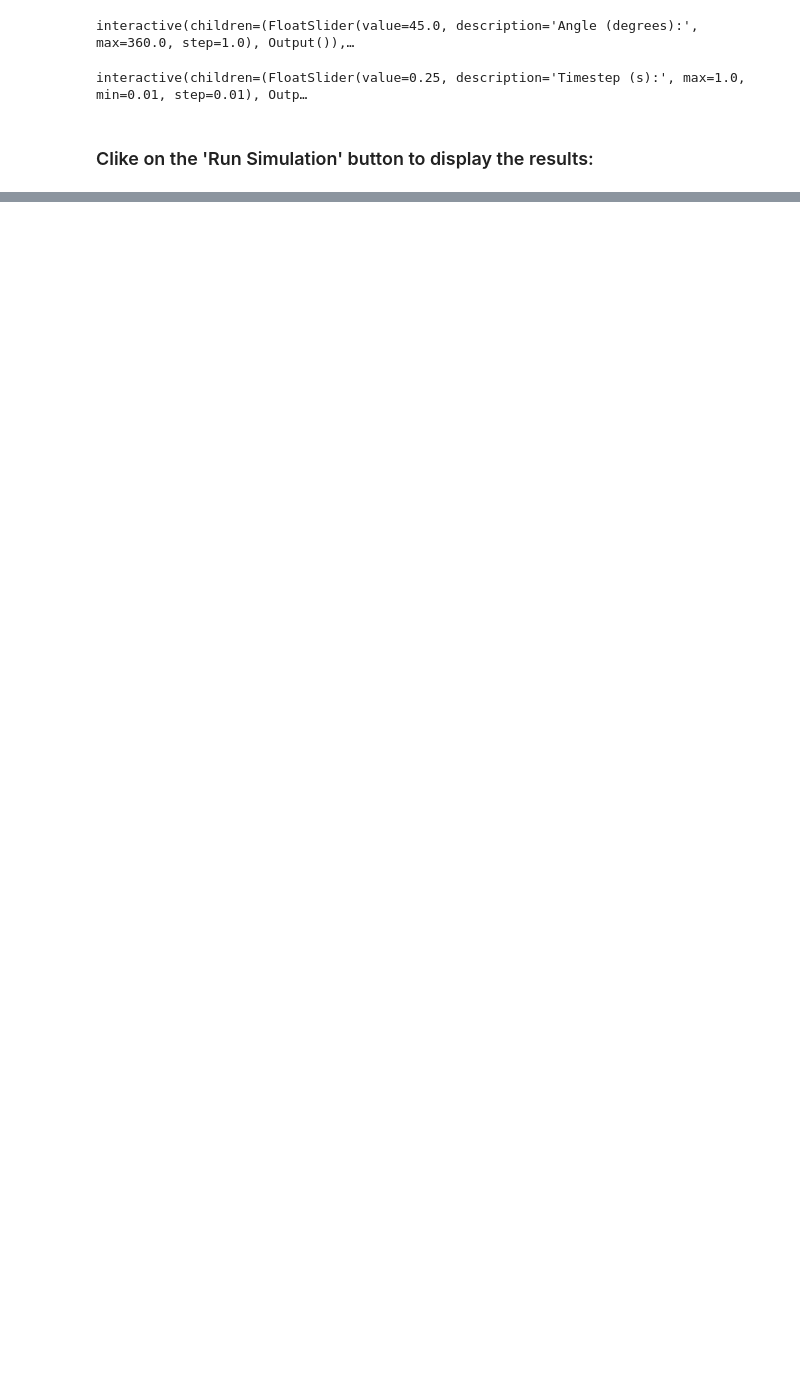
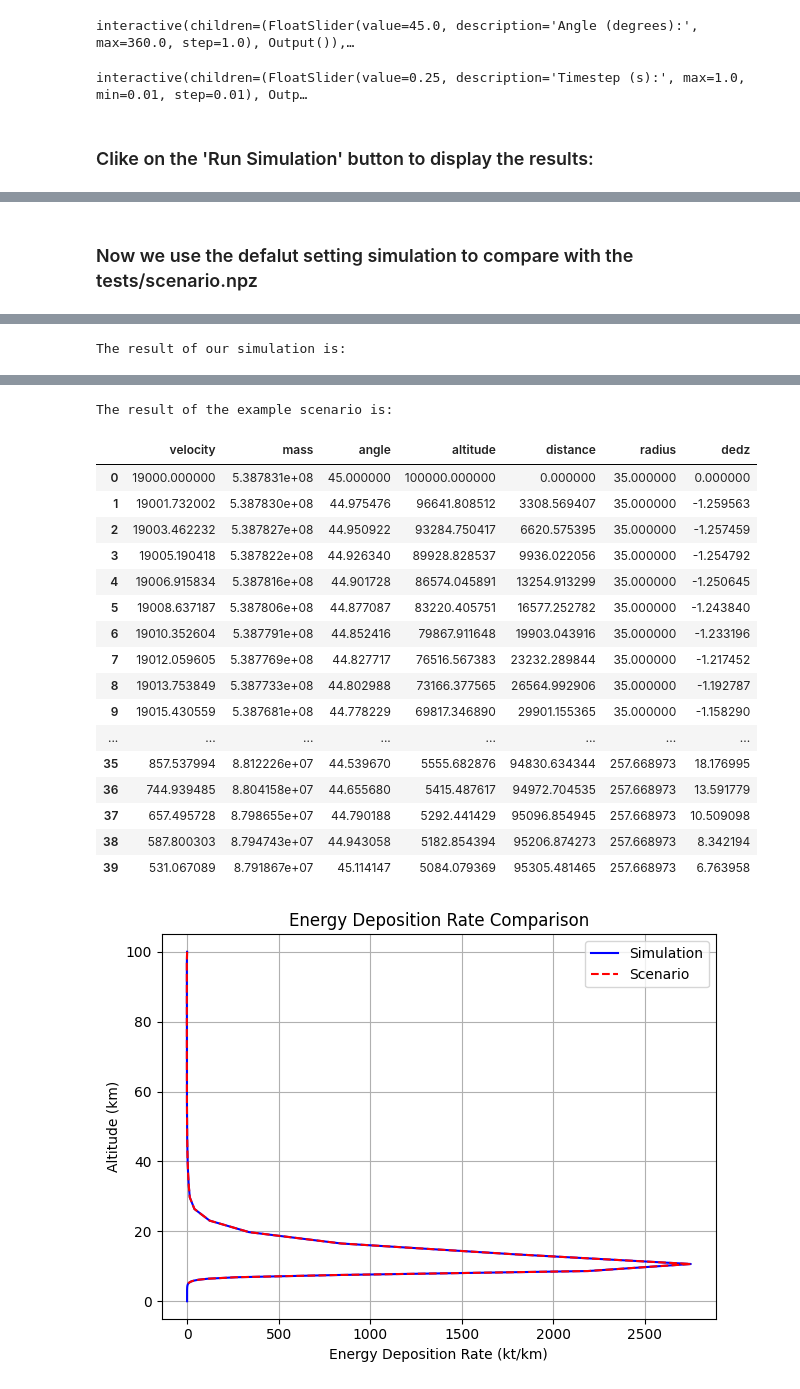
Before and after one commit to hnjones/Deep-Impact, a Jupyter notebook: solver_interface.ipynb, the cells around one changed output, grey strips where cells are left out. Drawn from its saved outputs; the diff is of its cells as text; code cells hidden in the pictures; blank space fills up the shorter version.

```diff
--- a/solver_interface.ipynb
+++ b/solver_interface.ipynb
@@ -233,0 +251,2 @@ The output consists of:
+# %% [markdown]
+### Now we use the defalut setting simulation to compare with the tests/scenario.npz
@@ -233,0 +275,39 @@ The output consists of:
+# %%
+# Function to run on button click
+def compare_energy(b):
+    earth = deepimpact.Planet()
+    # Using default values from tests/scenario.npz for comparison
+    radius = default_radius
+    velocity = default_velocity
+    density = default_density
+    strength = default_strength
+    angle = default_angle
+    timestep = default_timetep
+
+    # Load your scenario data
+    data = np.load('tests/scenario.npz')
+    # data is now a Numpy object that works like a dictionary. You can list all the contained variables using:
+
+    scenario_df = pd.DataFrame({
+        'velocity': data['velocity'],
+        'mass': data['mass'],
+        'angle': data['angle'],
+        'altitude': data['altitude'],
+        'distance': data['distance'],
+        'radius': data['radius']
+    })
+
+    scenario_df_energy = earth.calculate_energy(scenario_df)
+
+    # Running the solver
+    result_df = earth.solve_atmospheric_entry(radius, velocity, density, strength, angle, dt=timestep)
+    result_df = earth.calculate_energy(result_df)
+    outcome = earth.analyse_outcome(result_df)
+
+    # Display results and plots
+    display_energy(result_df, scenario_df_energy)
+
+run_button = widgets.Button(description='Compare Energy')
+run_button.on_click(compare_energy)
+display(run_button)
+# %% [output]
@@ -233,0 +315 @@ The output consists of:
+The result of our simulation is:
@@ -233,0 +333,19 @@ The output consists of:
+The result of the example scenario is:
+|  | velocity | mass | angle | altitude | distance | radius | dedz |
+| 0 | 19000.000000 | 5.387831e+08 | 45.000000 | 100000.000000 | 0.000000 | 35.000000 | 0.000000 |
+| 1 | 19001.732002 | 5.387830e+08 | 44.975476 | 96641.808512 | 3308.569407 | 35.000000 | -1.259563 |
+| 2 | 19003.462232 | 5.387827e+08 | 44.950922 | 93284.750417 | 6620.575395 | 35.000000 | -1.257459 |
+| 3 | 19005.190418 | 5.387822e+08 | 44.926340 | 89928.828537 | 9936.022056 | 35.000000 | -1.254792 |
+| 4 | 19006.915834 | 5.387816e+08 | 44.901728 | 86574.045891 | 13254.913299 | 35.000000 | -1.250645 |
+| 5 | 19008.637187 | 5.387806e+08 | 44.877087 | 83220.405751 | 16577.252782 | 35.000000 | -1.243840 |
+| 6 | 19010.352604 | 5.387791e+08 | 44.852416 | 79867.911648 | 19903.043916 | 35.000000 | -1.233196 |
+| 7 | 19012.059605 | 5.387769e+08 | 44.827717 | 76516.567383 | 23232.289844 | 35.000000 | -1.217452 |
+| 8 | 19013.753849 | 5.387733e+08 | 44.802988 | 73166.377565 | 26564.992906 | 35.000000 | -1.192787 |
+| 9 | 19015.430559 | 5.387681e+08 | 44.778229 | 69817.346890 | 29901.155365 | 35.000000 | -1.158290 |
+| ... | ... | ... | ... | ... | ... | ... | ... |
+| 35 | 857.537994 | 8.812226e+07 | 44.539670 | 5555.682876 | 94830.634344 | 257.668973 | 18.176995 |
+| 36 | 744.939485 | 8.804158e+07 | 44.655680 | 5415.487617 | 94972.704535 | 257.668973 | 13.591779 |
+| 37 | 657.495728 | 8.798655e+07 | 44.790188 | 5292.441429 | 95096.854945 | 257.668973 | 10.509098 |
+| 38 | 587.800303 | 8.794743e+07 | 44.943058 | 5182.854394 | 95206.874273 | 257.668973 | 8.342194 |
+| 39 | 531.067089 | 8.791867e+07 | 45.114147 | 5084.079369 | 95305.481465 | 257.668973 | 6.763958 |
+[figure, added]
```
Also changed, not shown: parts of 10 cells of this notebook.
